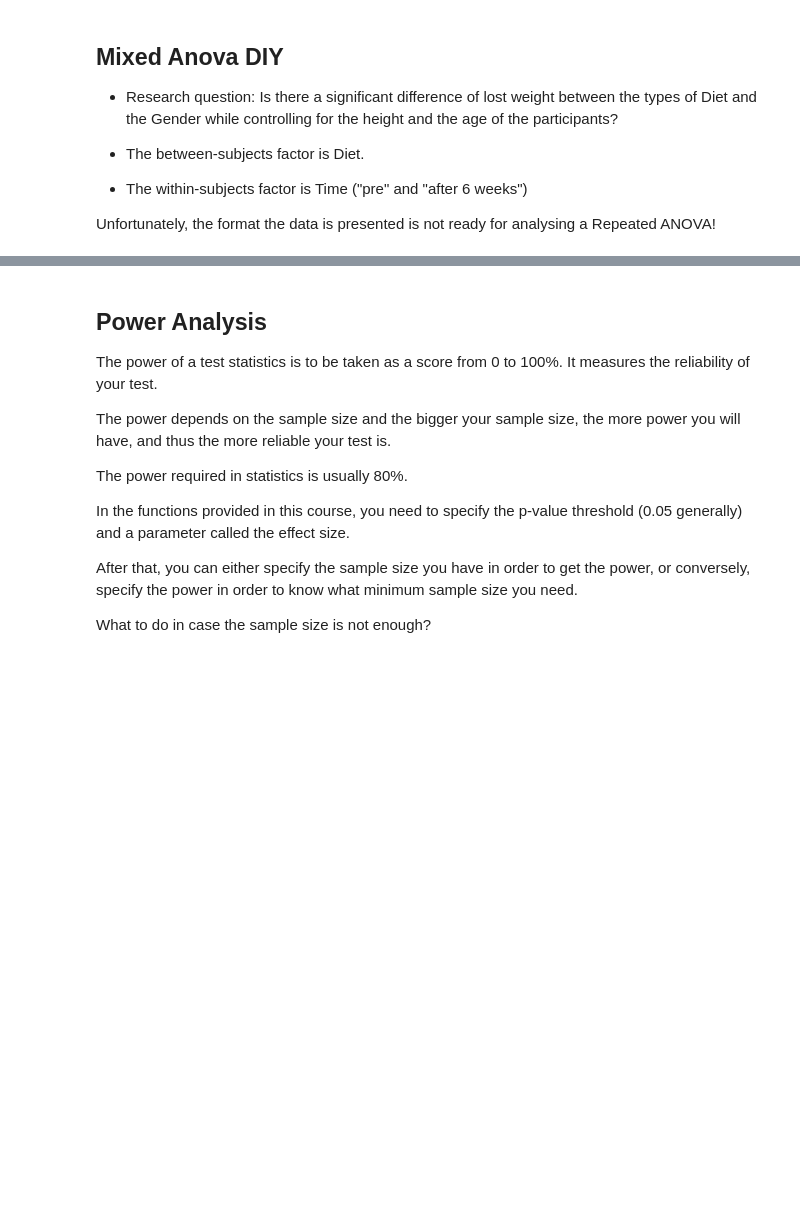
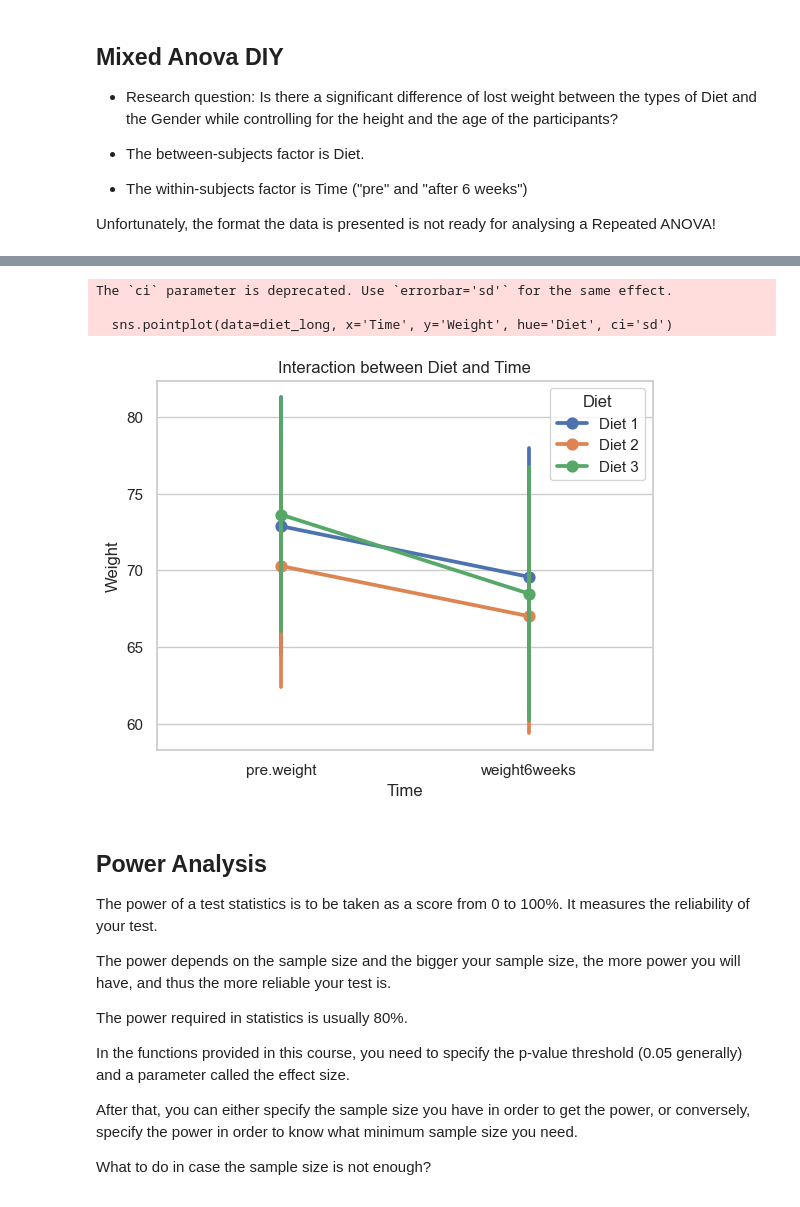
Before and after one commit to kizerek321/Statistics_exercies, a Jupyter notebook: Report10.ipynb, the cells around one changed output, grey strips where cells are left out. Drawn from its saved outputs; the diff is of its cells as text; code cells hidden in the pictures; blank space fills up the shorter version.

```diff
--- a/Report10.ipynb
+++ b/Report10.ipynb
@@ -500,3 +495,12 @@ Residual     375.078013  69.0       NaN       NaN
 -   The within-subjects factor is Time ("pre" and "after 6 weeks")
 
 Unfortunately, the format the data is presented is not ready for analysing a Repeated ANOVA!
+# %%
+#we need to transform our data to long format
+diet_long = diet.melt(
+    id_vars=['Person', 'Diet', 'gender', 'Height', 'Age'],
+    value_vars=['pre.weight', 'weight6weeks'],
+    var_name='Time',
+    value_name='Weight'
+)
+print(diet_long.head())
@@ -503,3 +533,17 @@ Unfortunately, the format the data is presented is not ready for analysing a Rep
+# %%
+import matplotlib.pyplot as plt
+import seaborn as sns
+
+# Create an interaction plot
+sns.pointplot(data=diet_long, x='Time', y='Weight', hue='Diet', ci='sd')
+plt.title('Interaction between Diet and Time')
+plt.ylabel('Weight')
+plt.show()
+# %% [output]
+The `ci` parameter is deprecated. Use `errorbar='sd'` for the same effect.
+
+  sns.pointplot(data=diet_long, x='Time', y='Weight', hue='Diet', ci='sd')
+[figure, added]
 # %% [markdown]
 ## Power Analysis
 
```
Also changed, not shown: parts of 6 cells of this notebook.
